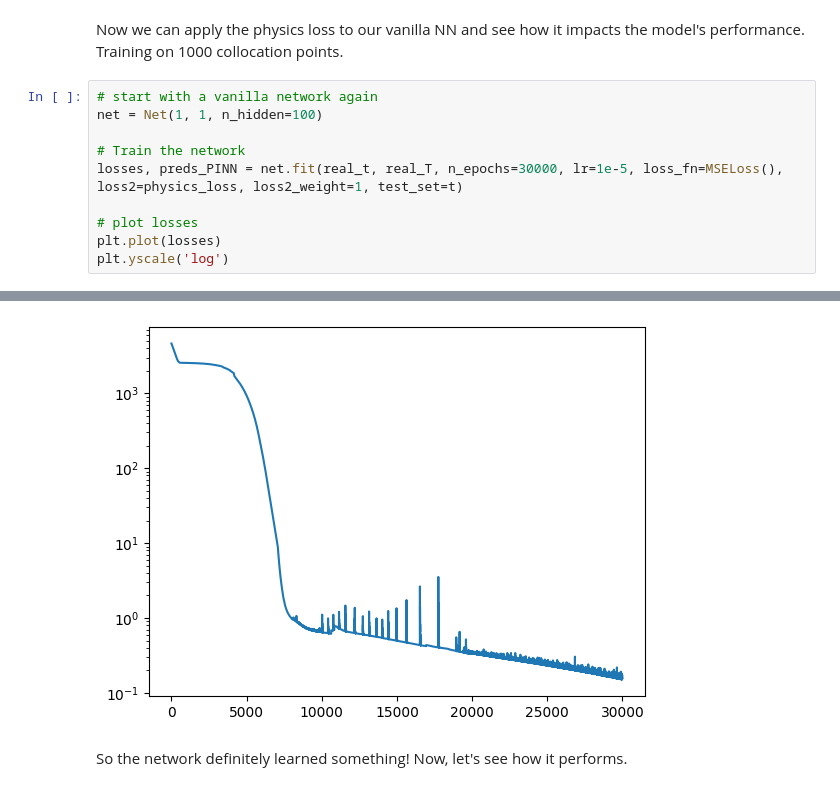
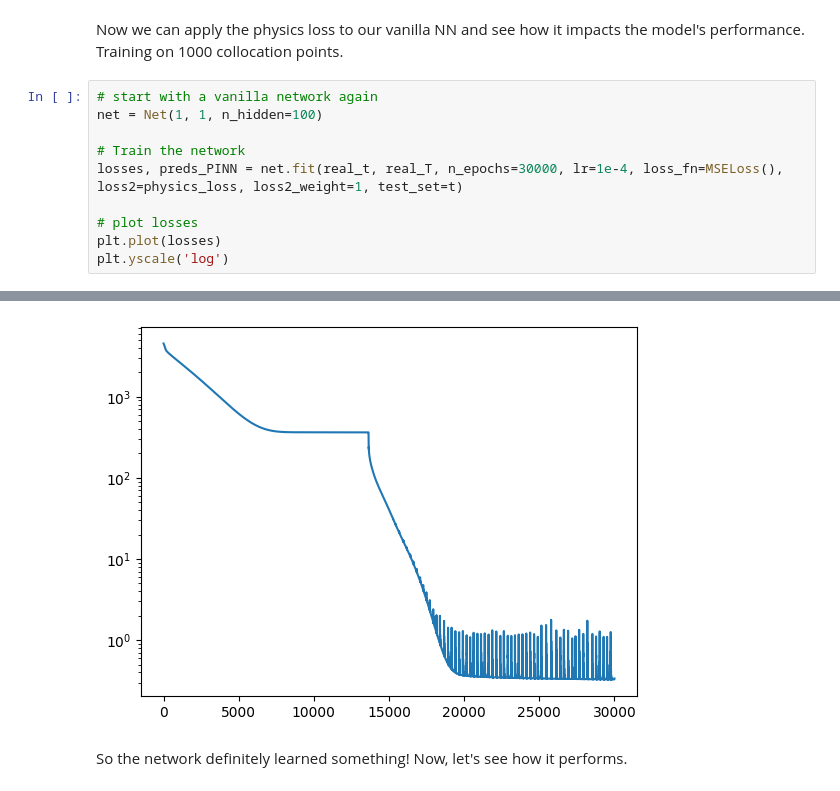
Before and after one commit to CodingRadish/PINN-coffee-example, a Jupyter notebook: coolingCoffeeExample.ipynb, the cells around one changed output, grey strips where cells are left out. Cells and saved outputs as stored; diff of their text form.

```diff
--- a/coolingCoffeeExample.ipynb
+++ b/coolingCoffeeExample.ipynb
@@ -196,7 +198,7 @@ Now we can apply the physics loss to our vanilla NN and see how it impacts the m
 net = Net(1, 1, n_hidden=100)
 
 # Train the network
-losses, preds_PINN = net.fit(real_t, real_T, n_epochs=30000, lr=1e-5, loss_fn=MSELoss(), loss2=physics_loss, loss2_weight=1, test_set=t)
+losses, preds_PINN = net.fit(real_t, real_T, n_epochs=30000, lr=1e-4, loss_fn=MSELoss(), loss2=physics_loss, loss2_weight=1, test_set=t)
 
 # plot losses
 plt.plot(losses)
@@ -213,4 +215,4 @@ Epoch 28000, loss 0.20678041875362396
-[figure, old version]
+[figure, new version]
 # %% [markdown]
 So the network definitely learned something! Now, let's see how it performs.
 # %%
```
Also changed, not shown: parts of 12 cells of this notebook, 4 other files.
